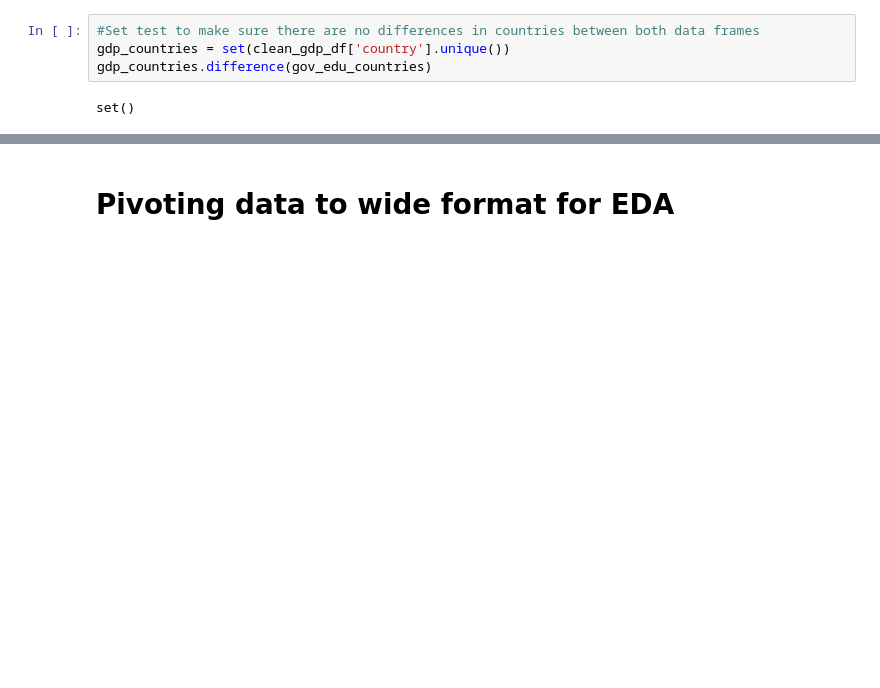
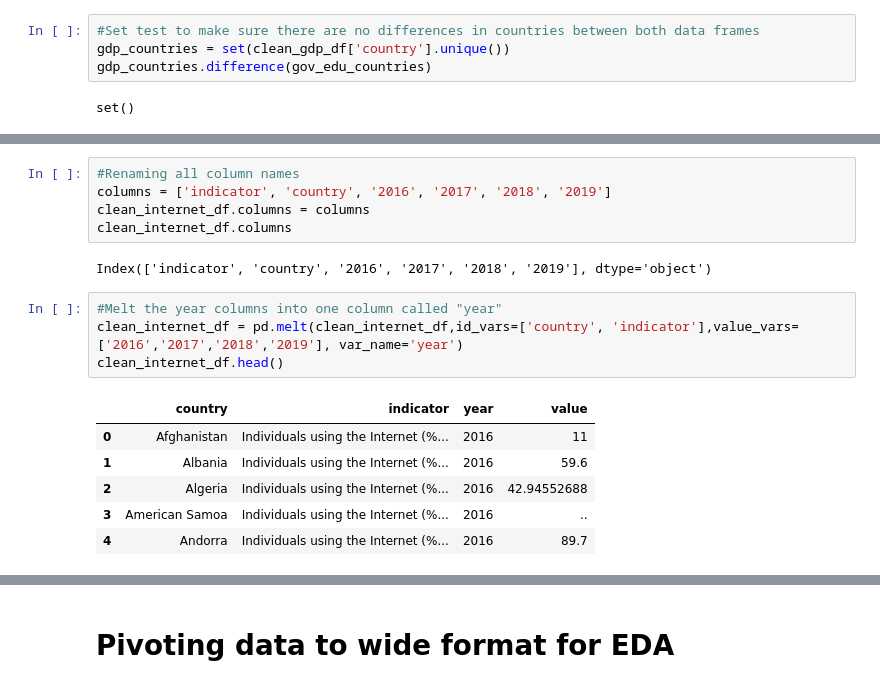
Before and after one commit to steph-wda/ds4a-capstone-team34, a Jupyter notebook: Education_and_Innovation_Team34.ipynb, the cells around one changed output, grey strips where cells are left out. Saved outputs shown, nothing was run; the diff lists cells and outputs as text; blank space fills up the shorter version.

```diff
--- a/Education_and_Innovation_Team34.ipynb
+++ b/Education_and_Innovation_Team34.ipynb
@@ -467,0 +510,18 @@ set()
+# %%
+#Renaming all column names
+columns = ['indicator', 'country', '2016', '2017', '2018', '2019']
+clean_internet_df.columns = columns
+clean_internet_df.columns
+# %% [output]
+Index(['indicator', 'country', '2016', '2017', '2018', '2019'], dtype='object')
+# %%
+#Melt the year columns into one column called "year"
+clean_internet_df = pd.melt(clean_internet_df,id_vars=['country', 'indicator'],value_vars=['2016','2017','2018','2019'], var_name='year')
+clean_internet_df.head()
+# %% [output]
+|  | country | indicator | year | value |
+| 0 | Afghanistan | Individuals using the Internet (%... | 2016 | 11 |
+| 1 | Albania | Individuals using the Internet (%... | 2016 | 59.6 |
+| 2 | Algeria | Individuals using the Internet (%... | 2016 | 42.94552688 |
+| 3 | American Samoa | Individuals using the Internet (%... | 2016 | .. |
+| 4 | Andorra | Individuals using the Internet (%... | 2016 | 89.7 |
```
Also changed, not shown: parts of 37 cells of this notebook.
